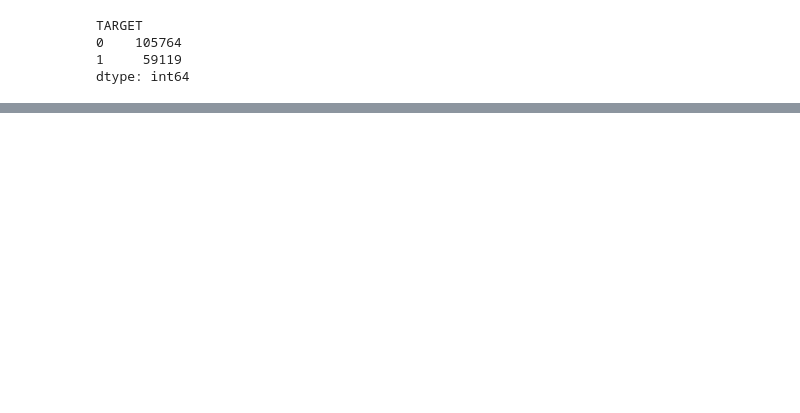
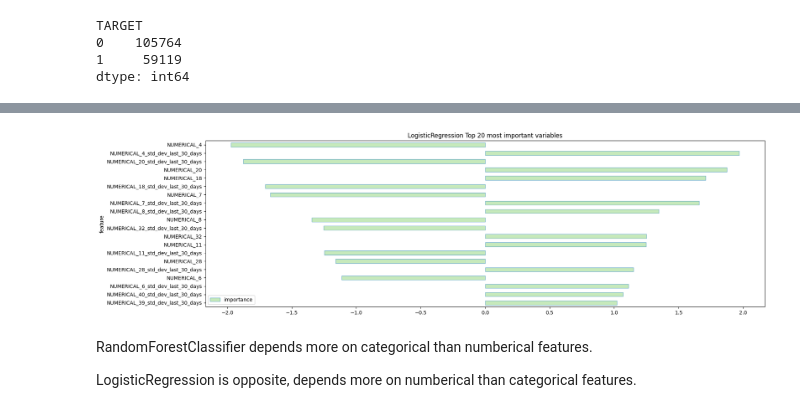
Before and after one commit to duongtruongtrong/hc_ds, a Jupyter notebook: duong_truong_hc_ds_assignment.ipynb, the cells around one changed output, grey strips where cells are left out. Saved outputs shown, nothing was run; the diff lists cells and outputs as text; code cells hidden in the pictures; blank space fills up the shorter version.

```diff
--- a/duong_truong_hc_ds_assignment.ipynb
+++ b/duong_truong_hc_ds_assignment.ipynb
@@ -894,16 +853,36 @@ Successfully installed et-xmlfile-1.1.0 openpyxl-3.1.2
-# %%
-models_dir = f'/content/models/{model_name}'
-os.makedirs(models_dir, exist_ok=True)
-
-%time rnd_search.fit(train_X, train_Y)
-best_model = rnd_search.best_estimator_
-
-# fit only 1 model, no random search
-# %time clf.fit(train_X, train_Y)
-# best_model = clf
-
-import pickle
-
-# Save to file in the current working directory
-with open(os.path.join(models_dir, 'model.pkl'), 'wb') as file:
-    pickle.dump(best_model, file)
+# %%
+model_name = 'LogisticRegression'
+
+with open(os.path.join('models', f'{model_name}.pkl'), 'rb') as file:
+    pickle_model = pickle.load(file)
+
+coefficients = pickle_model['clf'].coef_[0]
+
+feature_importance = pd.DataFrame({'feature': features,
+                                   'abs_importance': np.abs(coefficients),
+                                   'importance': coefficients,
+                                   })\
+                                .set_index('feature')\
+                                .sort_values(by='abs_importance')
+
+feature_importance.to_excel(os.path.join('models', f'{model_name}_feature_importances.xlsx'))
+
+feature_importance[-20::].plot(title=f'{model_name} Top 20 most important variables',
+                               y='importance',
+                                kind='barh',
+                                figsize=(20, 6),
+                                color='#a0db8e',
+                                alpha=0.6,
+                                lw=1,
+                                edgecolor='#348ABD',
+                                grid=False,)
+
+plt.show()
+
+feature_importance.sort_values(by='abs_importance', ascending=False).to_excel(os.path.join('models', f'{model_name}_feature_importances.xlsx'))
+# %% [output]
+[figure, added]
+# %% [markdown]
+RandomForestClassifier depends more on categorical than numberical features.
+
+LogisticRegression is opposite, depends more on numberical than categorical features.
```
Also changed, not shown: parts of 26 cells of this notebook, 6 other files.
